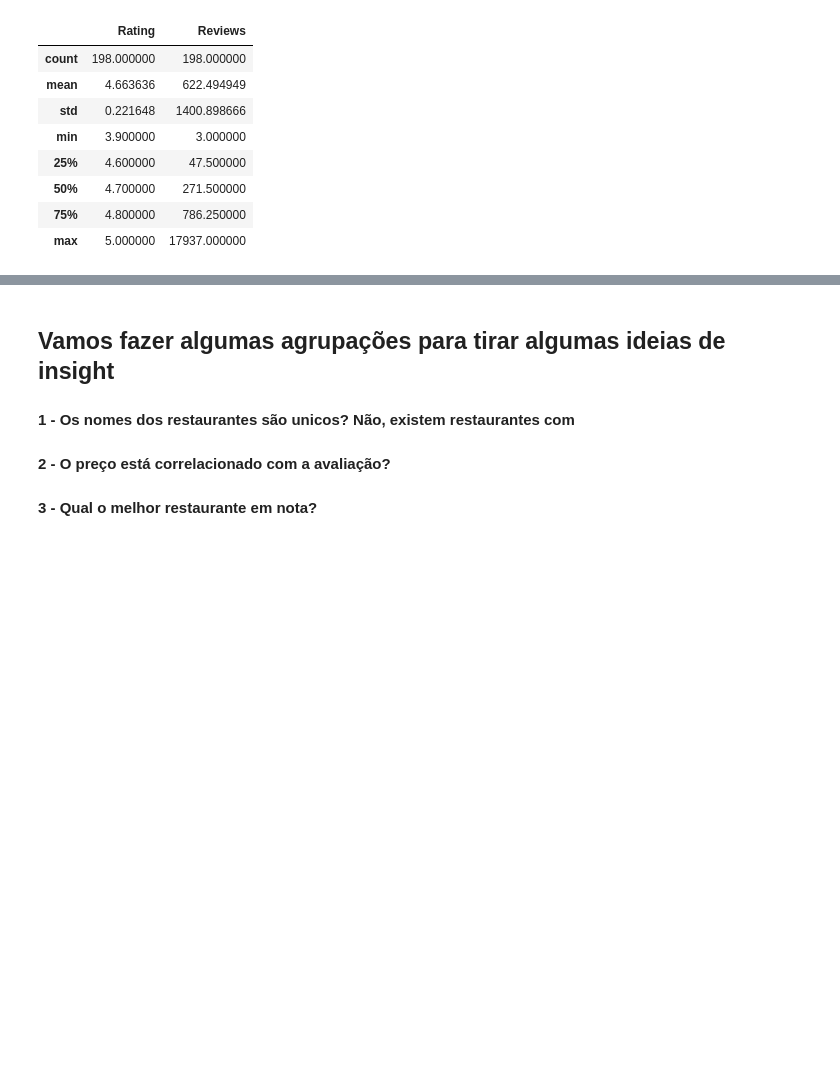
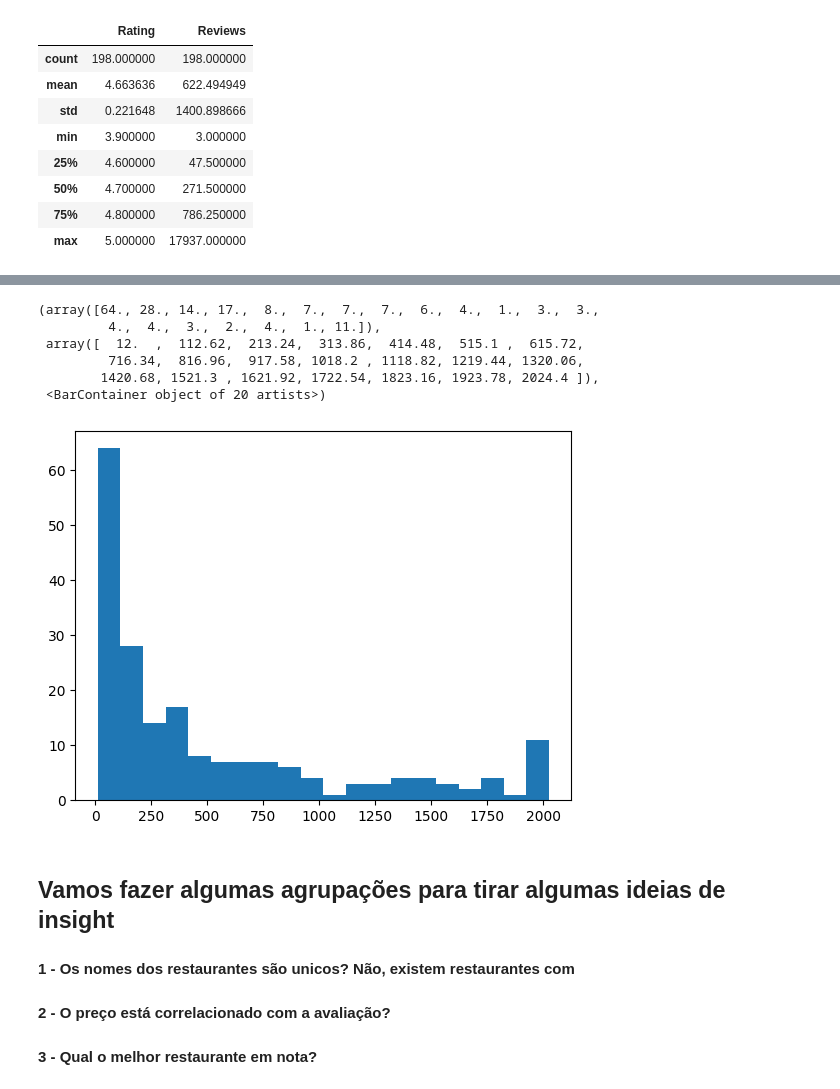
Before and after one commit to eusoulucas/coffee_shop_data_insight, a Jupyter notebook: analysis.ipynb, the cells around one changed output, grey strips where cells are left out. Cells and saved outputs as stored; diff of their text form; code cells hidden in the pictures; blank space fills up the shorter version.

```diff
--- a/analysis.ipynb
+++ b/analysis.ipynb
@@ -91,3 +103,25 @@ plt.hist(coffeeDF['Rating'])
+# %%
+# Para remover esses outliers vamos usar o seguinte código
+series = coffeeDF['Reviews']
+
+# Calculate the 5th and 95th percentiles
+lower_bound = series.quantile(0.05)
+upper_bound = series.quantile(0.95)
+
+# Truncate the values in the series to the range between the 5th and 95th percentiles
+filtered_series = series.clip(lower=lower_bound, upper=upper_bound)
+# %%
+# ploting the values
+plt.hist(filtered_series, bins=20)
+# Agora é possivel notar com mais clareza que se trata de uma distribução left skewed
+# %% [output]
+(array([64., 28., 14., 17.,  8.,  7.,  7.,  7.,  6.,  4.,  1.,  3.,  3.,
+         4.,  4.,  3.,  2.,  4.,  1., 11.]),
+ array([  12.  ,  112.62,  213.24,  313.86,  414.48,  515.1 ,  615.72,
+         716.34,  816.96,  917.58, 1018.2 , 1118.82, 1219.44, 1320.06,
+        1420.68, 1521.3 , 1621.92, 1722.54, 1823.16, 1923.78, 2024.4 ]),
+ <BarContainer object of 20 artists>)
+[figure, added]
 # %% [markdown]
 ## Vamos fazer algumas agrupações para tirar algumas ideias de insight
 #### 1 - Os nomes dos restaurantes são unicos? Não, existem restaurantes com
```
Also changed, not shown: parts of 8 cells of this notebook.
